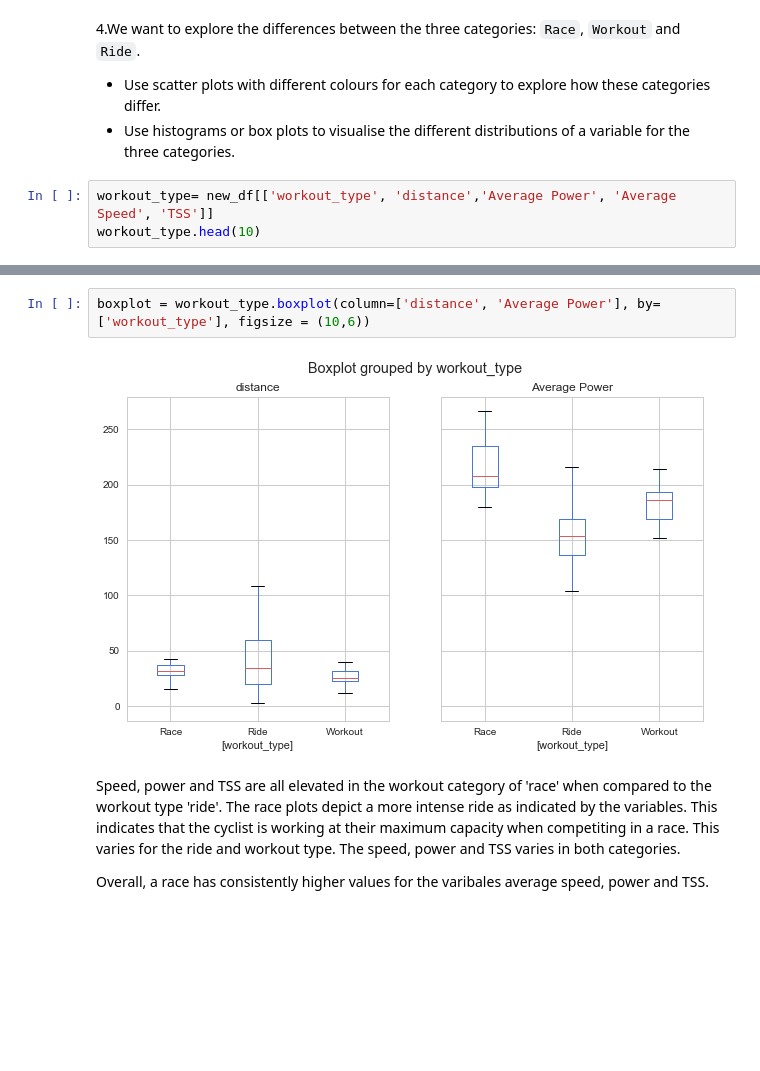
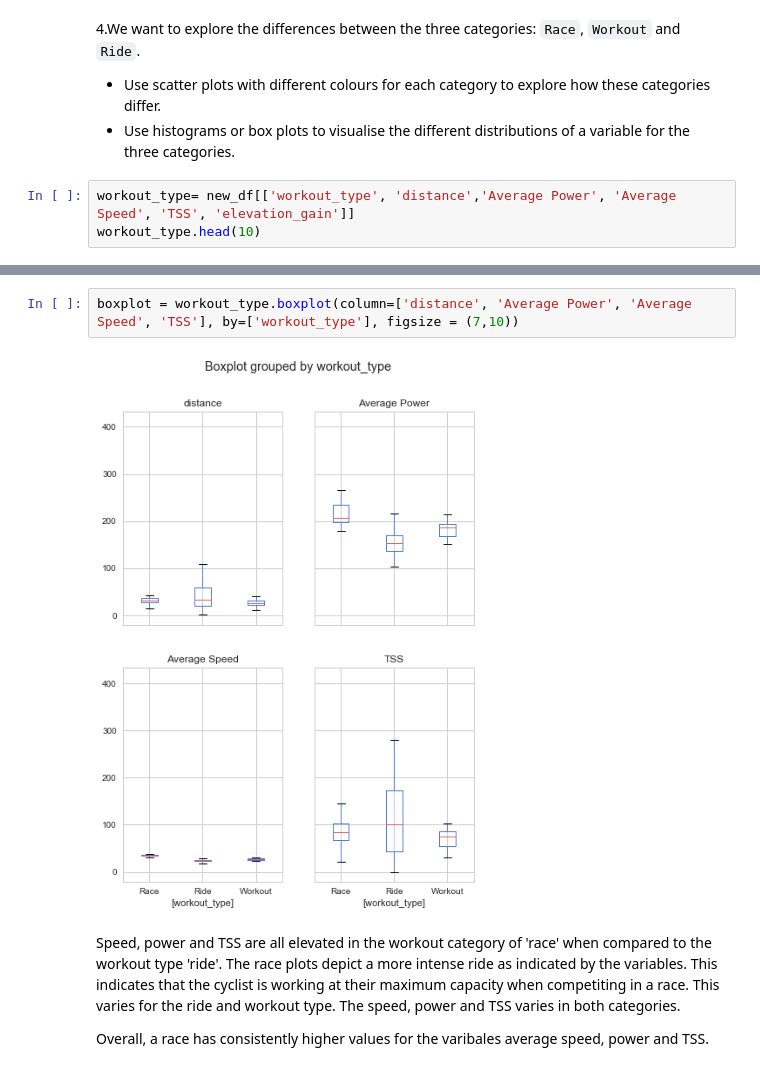
Before and after one commit to arianaroz/comp257-portfolio-2019, a Jupyter notebook: Portfolio 1.ipynb, the cells around one changed output, grey strips where cells are left out. Saved outputs shown, nothing was run; the diff lists cells and outputs as text; blank space fills up the shorter version.

```diff
--- a/Portfolio 1.ipynb
+++ b/Portfolio 1.ipynb
@@ -223,6 +224,6 @@ From the above pair plot we can see that the relationships between certain varia
 * Use scatter plots with different colours for each category to explore how these categories differ.
 * Use histograms or box plots to visualise the different distributions of a variable for the three categories.
 # %%
-workout_type= new_df[['workout_type', 'distance','Average Power', 'Average Speed', 'TSS']]
+workout_type= new_df[['workout_type', 'distance','Average Power', 'Average Speed', 'TSS', 'elevation_gain']]
 workout_type.head(10)
 # %% [output]
@@ -246,7 +246,7 @@ sns.pairplot(data=workout_type, hue='workout_type')
 # %%
-boxplot = workout_type.boxplot(column=['distance', 'Average Power'], by=['workout_type'], figsize = (10,6))
+boxplot = workout_type.boxplot(column=['distance', 'Average Power', 'Average Speed', 'TSS'], by=['workout_type'], figsize = (7,10))
 # %% [output]
-[figure, old version]
+[figure, new version]
 # %% [markdown]
 Speed, power and TSS are all elevated in the workout category of 'race' when compared to the workout type 'ride'. The race plots depict a more intense ride as indicated by the variables. This indicates that the cyclist is working at their maximum capacity when competiting in a race. This varies for the ride and workout type. The speed, power and TSS varies in both categories.
 
```
Also changed, not shown: parts of 14 cells of this notebook.
